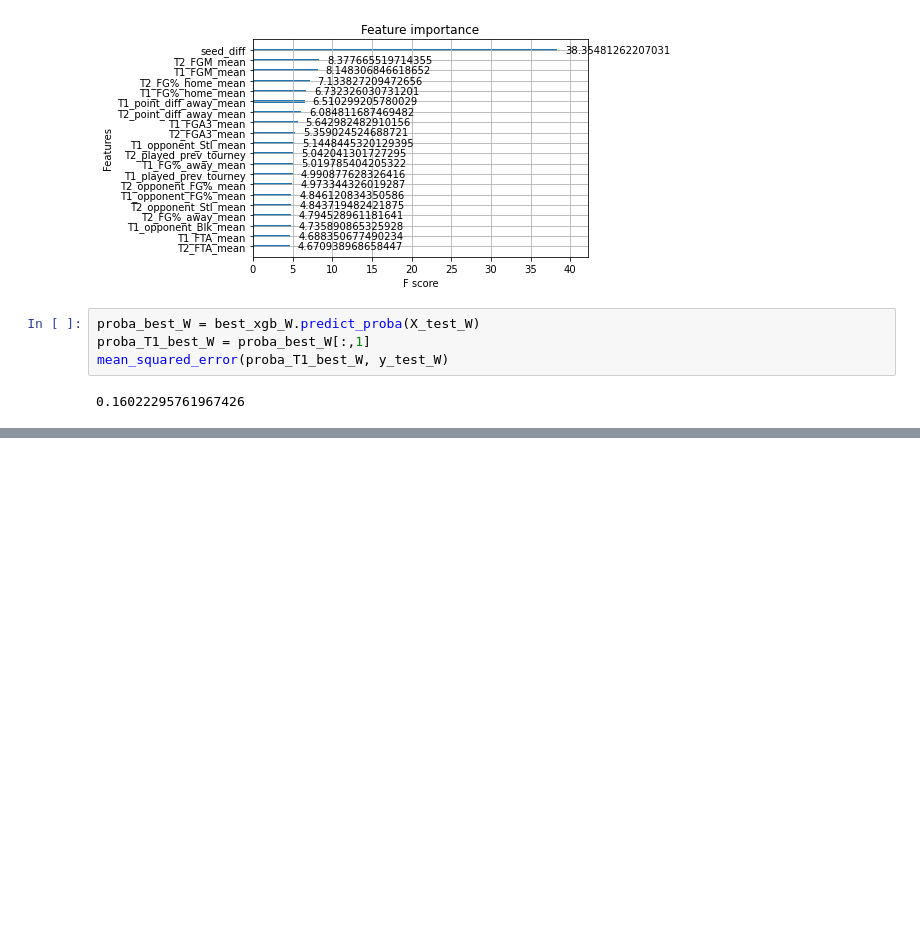
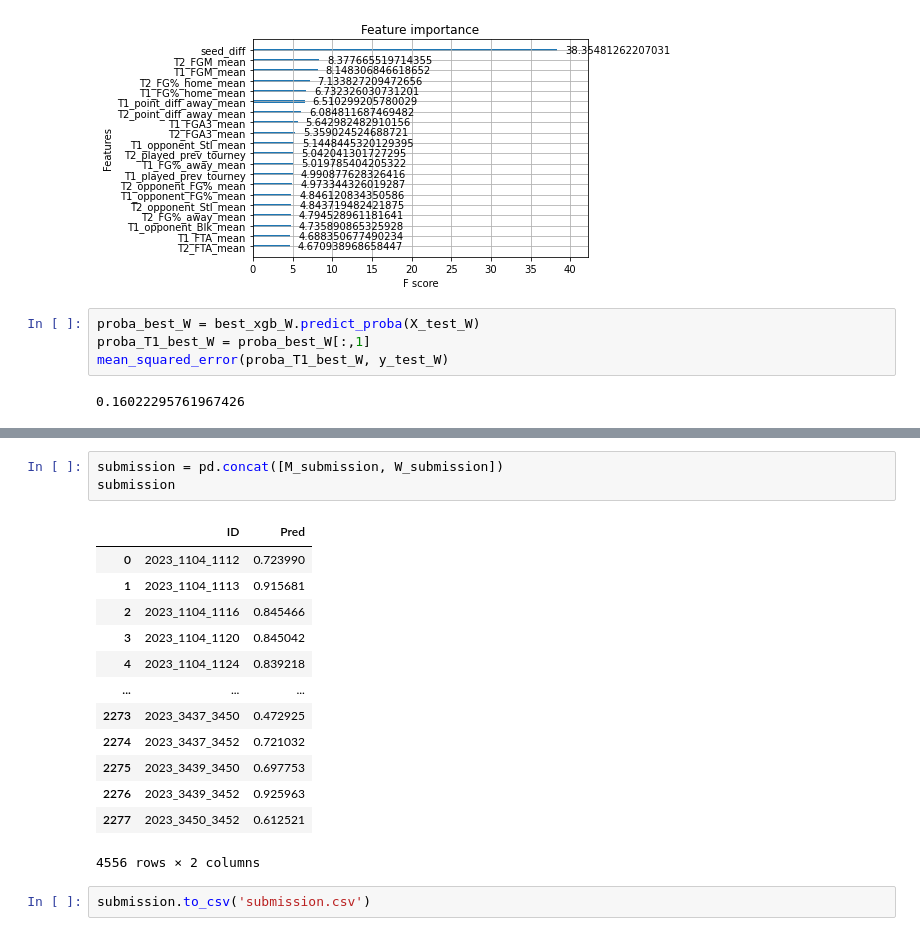
Before and after one commit to skowronskid/March-Machine-Learning-Mania-2023, a Jupyter notebook: modelling.ipynb, the cells around one changed output, grey strips where cells are left out. Drawn from its saved outputs; the diff is of its cells as text; blank space fills up the shorter version.

```diff
--- a/modelling.ipynb
+++ b/modelling.ipynb
@@ -378,0 +441,19 @@ mean_squared_error(proba_T1_best_W, y_test_W)
+# %%
+submission = pd.concat([M_submission, W_submission])
+submission
+# %% [output]
+|  | ID | Pred |
+| 0 | 2023_1104_1112 | 0.723990 |
+| 1 | 2023_1104_1113 | 0.915681 |
+| 2 | 2023_1104_1116 | 0.845466 |
+| 3 | 2023_1104_1120 | 0.845042 |
+| 4 | 2023_1104_1124 | 0.839218 |
+| ... | ... | ... |
+| 2273 | 2023_3437_3450 | 0.472925 |
+| 2274 | 2023_3437_3452 | 0.721032 |
+| 2275 | 2023_3439_3450 | 0.697753 |
+| 2276 | 2023_3439_3452 | 0.925963 |
+| 2277 | 2023_3450_3452 | 0.612521 |
+4556 rows × 2 columns
+# %%
+submission.to_csv('submission.csv')
```
Also changed, not shown: parts of 9 cells of this notebook, 1 other file.
